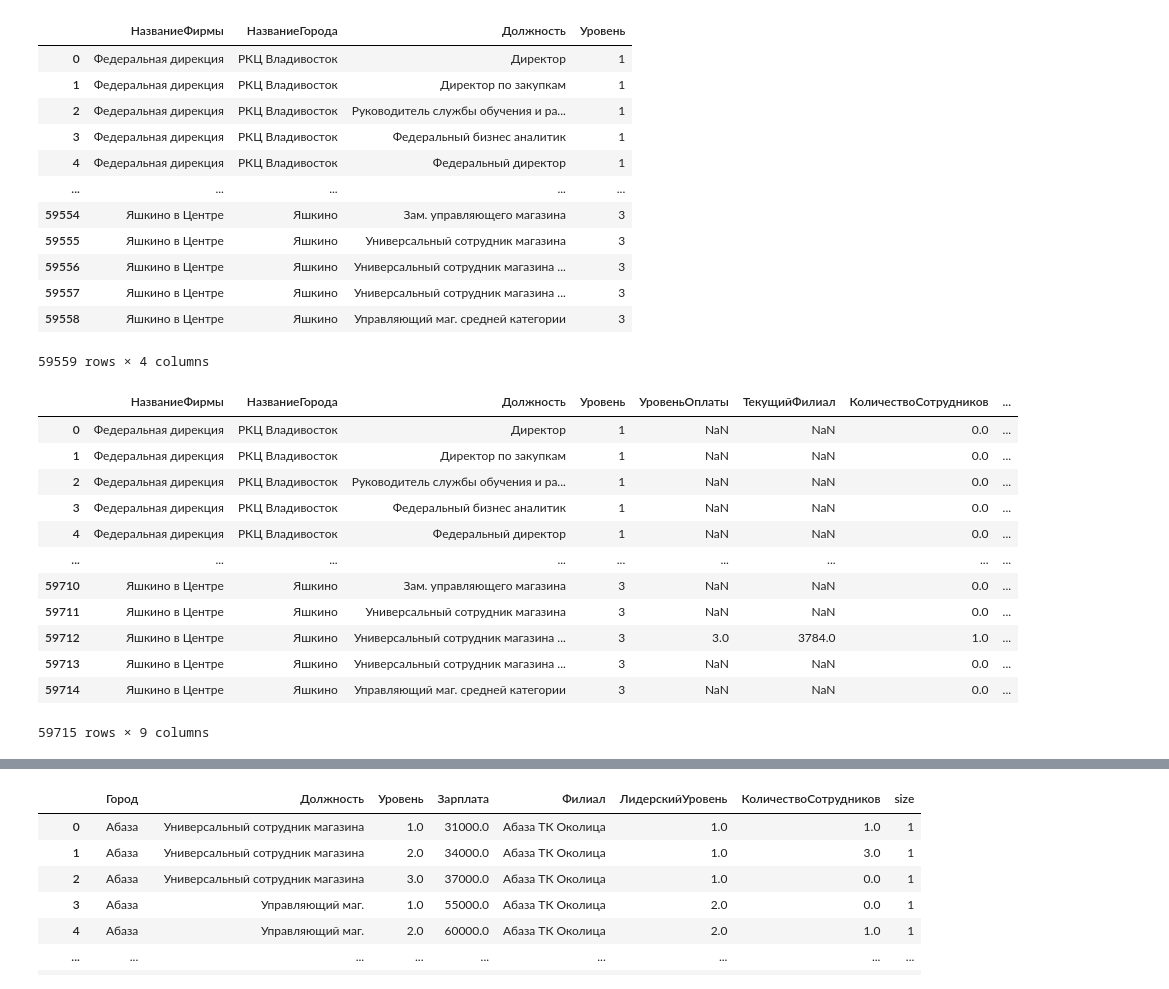
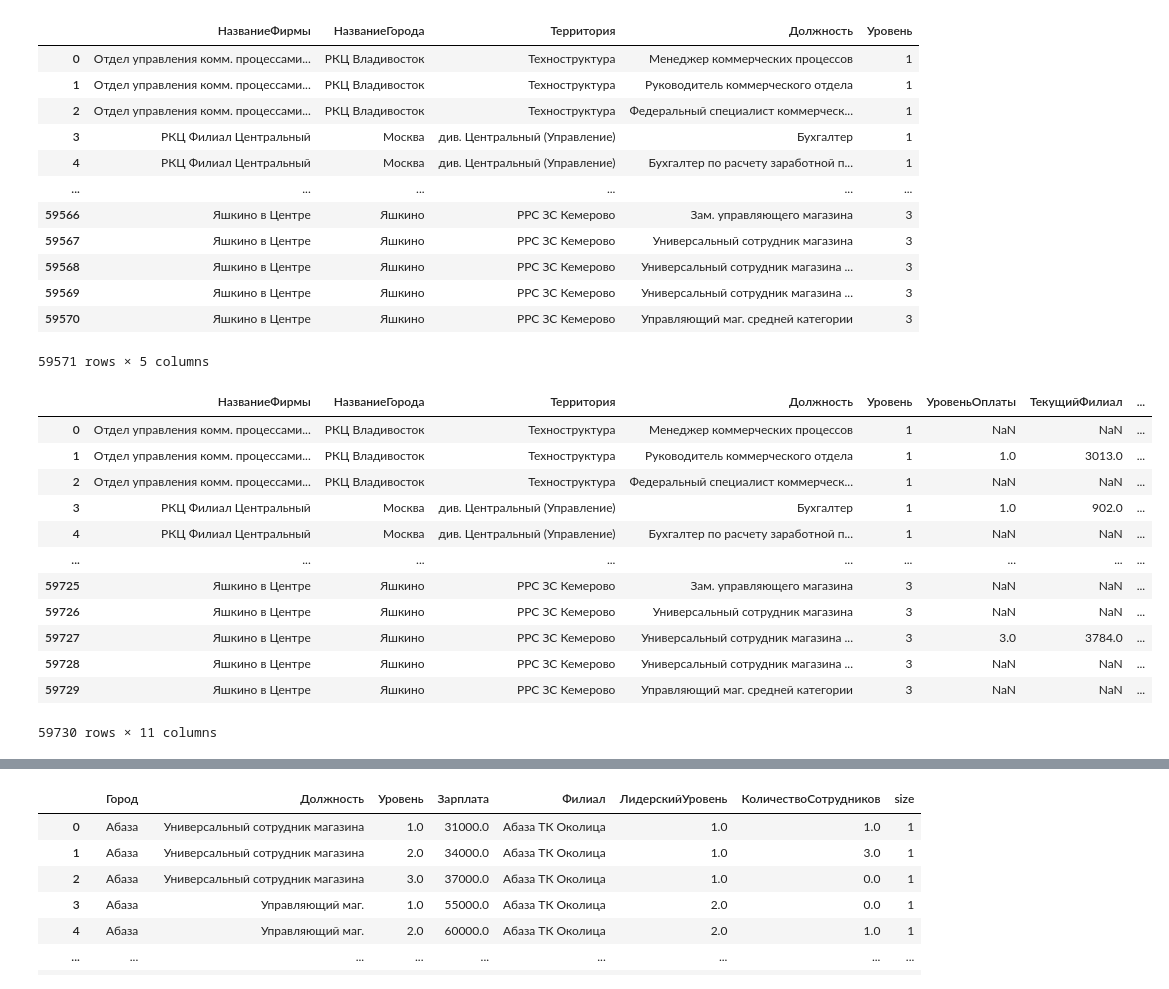
Before and after one commit to Onyaxoxo/report_system, a Jupyter notebook: etl/update_table_checkerboard_salary.ipynb, the cells around one changed output, grey strips where cells are left out. Saved outputs shown, nothing was run; the diff lists cells and outputs as text; code cells hidden in the pictures.

Commit message:
Добавлена территория

```diff
--- a/etl/update_table_checkerboard_salary.ipynb
+++ b/etl/update_table_checkerboard_salary.ipynb
@@ -117,16 +117,17 @@ def GetPosLvlSalary():
 # %%
 def getActualStaff():
     query = f"""
-  select
+select
      as2."Должность"
     , as2."УровеньОплаты"
     , as2."ТекущийФилиал"
     ,count(*) as КоличествоСотрудников
+    , as2."РРС"
     , as2."Город"
     , as2."Филиал"
   from actual_staff as2
   where as2."Должность" not like '%%(на аутсорсе)%%'
-  group by as2."Должность", as2."УровеньОплаты", as2."ТекущийФилиал", as2."ДатаОбновления", as2."Город", as2."Филиал"
+  group by as2."Должность", as2."УровеньОплаты", as2."ТекущийФилиал", as2."ДатаОбновления", as2."Город", as2."Филиал", as2."РРС"
   order by as2."Должность", as2."ТекущийФилиал", as2."УровеньОплаты"
   """
     df = execute_pg_hr(query)
@@ -145,10 +135,11 @@ from dns_retail.BranchHier bh
 # %%
 def getLossBranches():
 
-	"""НазваниеФирмы	НазваниеГорода	Должность"""
+	"""НазваниеФирмы	НазваниеГорода	Территория	Должность	Уровень"""
 
 	query = f"""
-	WITH МаксДатаЦТЕ AS (
+
+WITH МаксДатаЦТЕ AS (
 	select
 	--	DATEFROMPARTS(YEAR(Дата), MONTH(Дата), 1) AS Дата
 			Дата
@@ -159,6 +150,7 @@ def getLossBranches():
 		, сшр.Наименование as Должность
 		, душрс.КоличествоСтавок
 		, max(Дата) OVER (PARTITION BY сф.Код, сшр.Наименование) AS МаксДата
+		, ст.Наименование AS Территория
 	from dwh.[Документ.УтверждениеШтатногоРасписания] душр
 	join (
 		select Фирма, YEAR(Дата) as Год, MONTH(Дата) as Месяц, MAX(DAY(Дата)) as День
@@ -177,6 +169,11 @@ def getLossBranches():
 		on сшр.Ссылка = душрс.Должность
 	JOIN dwh.[Справочник.Города] сг
 		ON сф.Город = сг.Ссылка
+	JOIN dwh.[Справочник.Фирмы.ИерархияТерриторий] сфит
+		ON сф.Ссылка = сфит.Ссылка
+			AND сфит.Уровень = 3
+	JOIN dwh.[Справочник.Территории] ст
+		ON сфит.Территория = ст.Ссылка
 	where Дата >= '2021-01-01'
 		and Проведен = 0x01
 	--	    AND сф.Код = 1293
@@ -184,10 +181,10 @@ def getLossBranches():
 
 	), result_table AS
 	(
-	SELECT НазваниеФирмы, НазваниеГорода, Должность
+	SELECT НазваниеФирмы, НазваниеГорода, Территория, Должность
 	FROM МаксДатаЦТЕ
 	WHERE МаксДата = Дата
-	group by НазваниеФирмы, НазваниеГорода, Должность
+	group by НазваниеФирмы, НазваниеГорода, Должность, Территория
 	)
 
 	select rt1.*
@@ -243,39 +240,40 @@ df_actual_staff
 df_loss_branches = getLossBranches()
 df_loss_branches
 # %% [output]
-|  | НазваниеФирмы | НазваниеГорода | Должность | Уровень |
-| 0 | Федеральная дирекция | РКЦ Владивосток | Директор | 1 |
-| 1 | Федеральная дирекция | РКЦ Владивосток | Директор по закупкам | 1 |
-| 2 | Федеральная дирекция | РКЦ Владивосток | Руководитель службы обучения и ра... | 1 |
-| 3 | Федеральная дирекция | РКЦ Владивосток | Федеральный бизнес аналитик | 1 |
-| 4 | Федеральная дирекция | РКЦ Владивосток | Федеральный директор | 1 |
-| ... | ... | ... | ... | ... |
-| 59554 | Яшкино в Центре | Яшкино | Зам. управляющего магазина | 3 |
-| 59555 | Яшкино в Центре | Яшкино | Универсальный сотрудник магазина | 3 |
-| 59556 | Яшкино в Центре | Яшкино | Универсальный сотрудник магазина ... | 3 |
-| 59557 | Яшкино в Центре | Яшкино | Универсальный сотрудник магазина ... | 3 |
-| 59558 | Яшкино в Центре | Яшкино | Управляющий маг. средней категории | 3 |
+|  | НазваниеФирмы | НазваниеГорода | Территория | Должность | Уровень |
+| 0 | Отдел управления комм. процессами... | РКЦ Владивосток | Техноструктура | Менеджер коммерческих процессов | 1 |
+| 1 | Отдел управления комм. процессами... | РКЦ Владивосток | Техноструктура | Руководитель коммерческого отдела | 1 |
+| 2 | Отдел управления комм. процессами... | РКЦ Владивосток | Техноструктура | Федеральный специалист коммерческ... | 1 |
+| 3 | РКЦ Филиал Центральный | Москва | див. Центральный (Управление) | Бухгалтер | 1 |
+| 4 | РКЦ Филиал Центральный | Москва | див. Центральный (Управление) | Бухгалтер по расчету заработной п... | 1 |
+| ... | ... | ... | ... | ... | ... |
+| 59566 | Яшкино в Центре | Яшкино | РРС ЗС Кемерово | Зам. управляющего магазина | 3 |
+| 59567 | Яшкино в Центре | Яшкино | РРС ЗС Кемерово | Универсальный сотрудник магазина | 3 |
+| 59568 | Яшкино в Центре | Яшкино | РРС ЗС Кемерово | Универсальный сотрудник магазина ... | 3 |
+| 59569 | Яшкино в Центре | Яшкино | РРС ЗС Кемерово | Универсальный сотрудник магазина ... | 3 |
+| 59570 | Яшкино в Центре | Яшкино | РРС ЗС Кемерово | Управляющий маг. средней категории | 3 |
-59559 rows × 4 columns
+59571 rows × 5 columns
 # %%
 df_main =  df_loss_branches\
     .merge(df_actual_staff, left_on=['НазваниеФирмы', 'Должность', 'Уровень'], right_on=['Филиал', 'Должность', 'УровеньОплаты'], how='left')
 df_main['Город'] = df_main['Город'].fillna(df_main['НазваниеГорода'])
 df_main['Филиал'] = df_main['Филиал'].fillna(df_main['НазваниеФирмы'])
+df_main['Территория'] = df_main['РРС'].fillna(df_main['Территория'])
 df_main['КоличествоСотрудников'] = df_main['КоличествоСотрудников'].fillna(0)
 df_main
 # %% [output]
-|  | НазваниеФирмы | НазваниеГорода | Должность | Уровень | УровеньОплаты | ТекущийФилиал | КоличествоСотрудников | ... |
-| 0 | Федеральная дирекция | РКЦ Владивосток | Директор | 1 | NaN | NaN | 0.0 | ... |
-| 1 | Федеральная дирекция | РКЦ Владивосток | Директор по закупкам | 1 | NaN | NaN | 0.0 | ... |
-| 2 | Федеральная дирекция | РКЦ Владивосток | Руководитель службы обучения и ра... | 1 | NaN | NaN | 0.0 | ... |
-| 3 | Федеральная дирекция | РКЦ Владивосток | Федеральный бизнес аналитик | 1 | NaN | NaN | 0.0 | ... |
-| 4 | Федеральная дирекция | РКЦ Владивосток | Федеральный директор | 1 | NaN | NaN | 0.0 | ... |
+|  | НазваниеФирмы | НазваниеГорода | Территория | Должность | Уровень | УровеньОплаты | ТекущийФилиал | ... |
+| 0 | Отдел управления комм. процессами... | РКЦ Владивосток | Техноструктура | Менеджер коммерческих процессов | 1 | NaN | NaN | ... |
+| 1 | Отдел управления комм. процессами... | РКЦ Владивосток | Техноструктура | Руководитель коммерческого отдела | 1 | 1.0 | 3013.0 | ... |
+| 2 | Отдел управления комм. процессами... | РКЦ Владивосток | Техноструктура | Федеральный специалист коммерческ... | 1 | NaN | NaN | ... |
+| 3 | РКЦ Филиал Центральный | Москва | див. Центральный (Управление) | Бухгалтер | 1 | 1.0 | 902.0 | ... |
+| 4 | РКЦ Филиал Центральный | Москва | див. Центральный (Управление) | Бухгалтер по расчету заработной п... | 1 | NaN | NaN | ... |
 | ... | ... | ... | ... | ... | ... | ... | ... | ... |
-| 59710 | Яшкино в Центре | Яшкино | Зам. управляющего магазина | 3 | NaN | NaN | 0.0 | ... |
-| 59711 | Яшкино в Центре | Яшкино | Универсальный сотрудник магазина | 3 | NaN | NaN | 0.0 | ... |
-| 59712 | Яшкино в Центре | Яшкино | Универсальный сотрудник магазина ... | 3 | 3.0 | 3784.0 | 1.0 | ... |
-| 59713 | Яшкино в Центре | Яшкино | Универсальный сотрудник магазина ... | 3 | NaN | NaN | 0.0 | ... |
-| 59714 | Яшкино в Центре | Яшкино | Управляющий маг. средней категории | 3 | NaN | NaN | 0.0 | ... |
+| 59725 | Яшкино в Центре | Яшкино | РРС ЗС Кемерово | Зам. управляющего магазина | 3 | NaN | NaN | ... |
+| 59726 | Яшкино в Центре | Яшкино | РРС ЗС Кемерово | Универсальный сотрудник магазина | 3 | NaN | NaN | ... |
+| 59727 | Яшкино в Центре | Яшкино | РРС ЗС Кемерово | Универсальный сотрудник магазина ... | 3 | 3.0 | 3784.0 | ... |
+| 59728 | Яшкино в Центре | Яшкино | РРС ЗС Кемерово | Универсальный сотрудник магазина ... | 3 | NaN | NaN | ... |
+| 59729 | Яшкино в Центре | Яшкино | РРС ЗС Кемерово | Управляющий маг. средней категории | 3 | NaN | NaN | ... |
-59715 rows × 9 columns
+59730 rows × 11 columns
 # %%
 df_checkerboard_salary = df_PosLvlSalary.merge(df_main, left_on=['Город','Должность', 'Уровень'], right_on=['Город', 'Должность', 'Уровень'], how='left')
```
Also changed, not shown: parts of 12 cells of this notebook.
